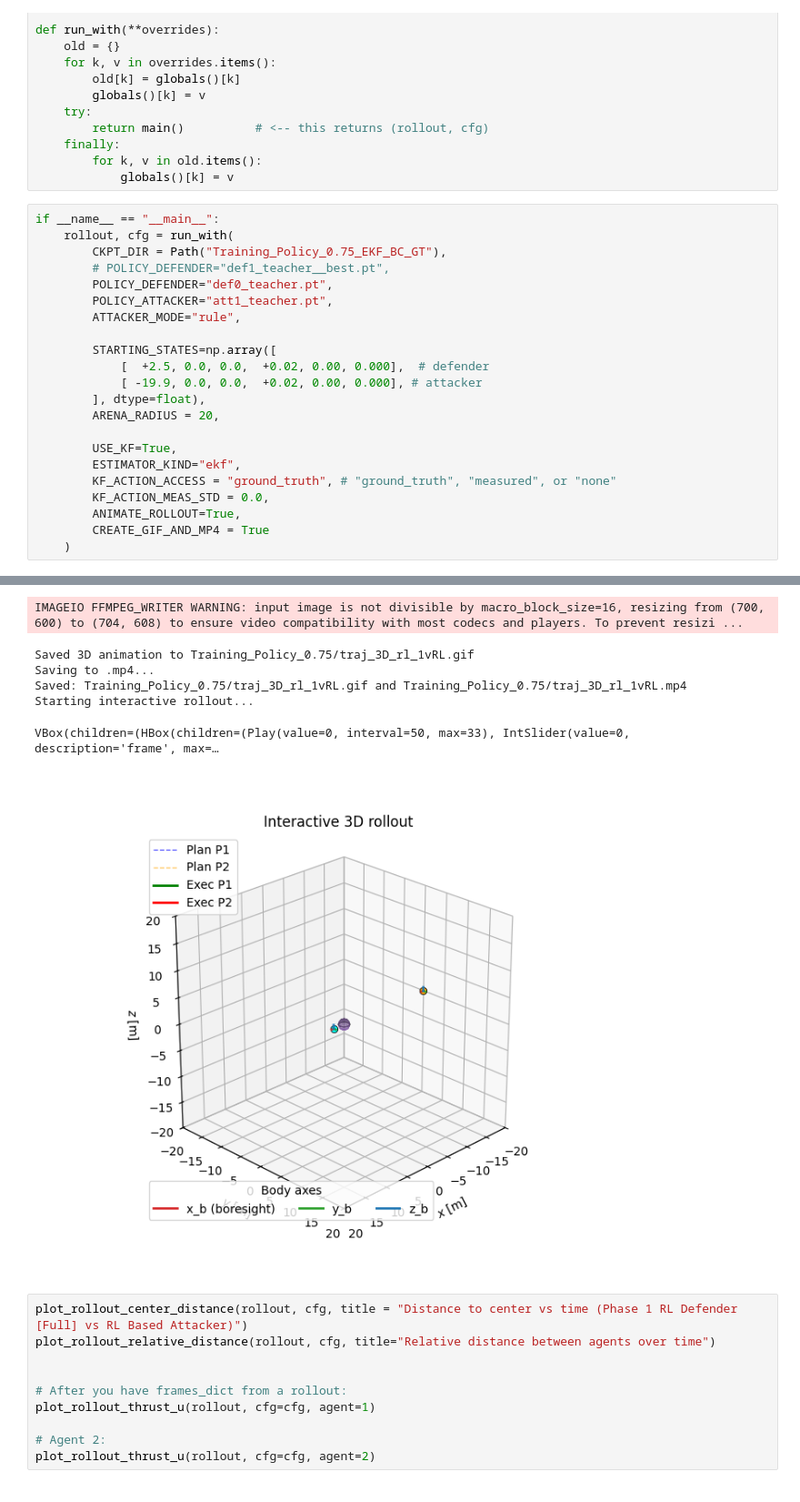
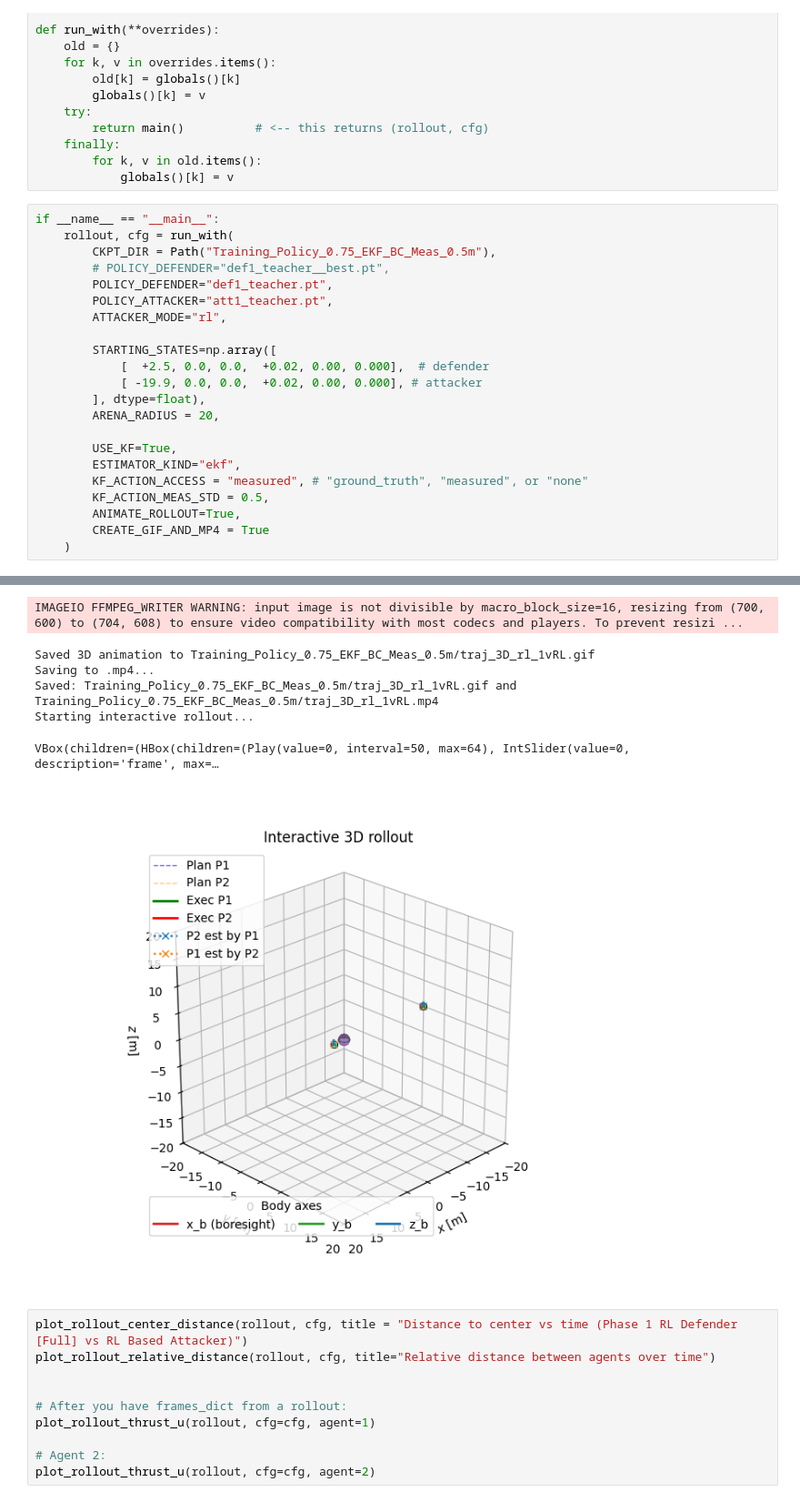
Before and after one commit to gussantaella1/PARL-PO, a Jupyter notebook: Z_TopLevel.ipynb, the cells around one changed output, grey strips where cells are left out. Shown at 91% size. Cells and saved outputs as stored; diff of their text form.

```diff
--- a/Z_TopLevel.ipynb
+++ b/Z_TopLevel.ipynb
@@ -213,11 +213,11 @@ def run_with(**overrides):
 # %%
 if __name__ == "__main__":
     rollout, cfg = run_with(
-        CKPT_DIR = Path("Training_Policy_0.75_EKF_BC_GT"),
+        CKPT_DIR = Path("Training_Policy_0.75_EKF_BC_Meas_0.5m"),
         # POLICY_DEFENDER="def1_teacher__best.pt",
-        POLICY_DEFENDER="def0_teacher.pt",
+        POLICY_DEFENDER="def1_teacher.pt",
         POLICY_ATTACKER="att1_teacher.pt",
-        ATTACKER_MODE="rule",
+        ATTACKER_MODE="rl",
 
         STARTING_STATES=np.array([
             [  +2.5, 0.0, 0.0,  +0.02, 0.00, 0.000],  # defender
@@ -227,8 +227,8 @@ if __name__ == "__main__":
 
         USE_KF=True,
         ESTIMATOR_KIND="ekf",
-        KF_ACTION_ACCESS = "ground_truth", # "ground_truth", "measured", or "none"
-        KF_ACTION_MEAS_STD = 0.0,
+        KF_ACTION_ACCESS = "measured", # "ground_truth", "measured", or "none"
+        KF_ACTION_MEAS_STD = 0.5,
         ANIMATE_ROLLOUT=True,
         CREATE_GIF_AND_MP4 = True
     )
@@ -238,15 +238,15 @@ DEF ckpt? True ATT ckpt? True | attacker_mode: rl | use_kf: False | estimator_ki
 steps: 1000
 [rl_infer_diff] CUDA requested but not available; falling back to CPU.
 Finished rollout.
 Starting animation...
 Saving to .gif...
 IMAGEIO FFMPEG_WRITER WARNING: input image is not divisible by macro_block_size=16, resizing from (700, 600) to (704, 608) to ensure video compatibility with most codecs and players. To prevent resizi ...
-Saved 3D animation to Training_Policy_0.75/traj_3D_rl_1vRL.gif
+Saved 3D animation to Training_Policy_0.75_EKF_BC_Meas_0.5m/traj_3D_rl_1vRL.gif
 Saving to .mp4...
-Saved: Training_Policy_0.75/traj_3D_rl_1vRL.gif and Training_Policy_0.75/traj_3D_rl_1vRL.mp4
+Saved: Training_Policy_0.75_EKF_BC_Meas_0.5m/traj_3D_rl_1vRL.gif and Training_Policy_0.75_EKF_BC_Meas_0.5m/traj_3D_rl_1vRL.mp4
 Starting interactive rollout...
-VBox(children=(HBox(children=(Play(value=0, interval=50, max=33), IntSlider(value=0, description='frame', max=…
+VBox(children=(HBox(children=(Play(value=0, interval=50, max=64), IntSlider(value=0, description='frame', max=…
-[figure, old version]
+[figure, new version]
 # %%
 plot_rollout_center_distance(rollout, cfg, title = "Distance to center vs time (Phase 1 RL Defender [Full] vs RL Based Attacker)")
 plot_rollout_relative_distance(rollout, cfg, title="Relative distance between agents over time")
```
Also changed, not shown: parts of 1 cell of this notebook, 5 other files.
